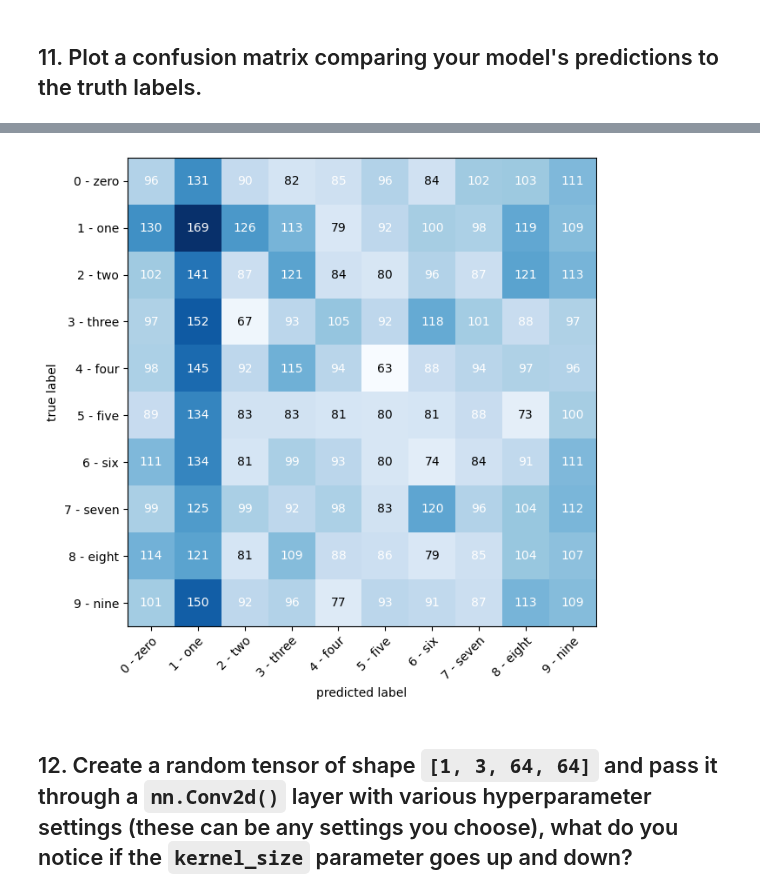
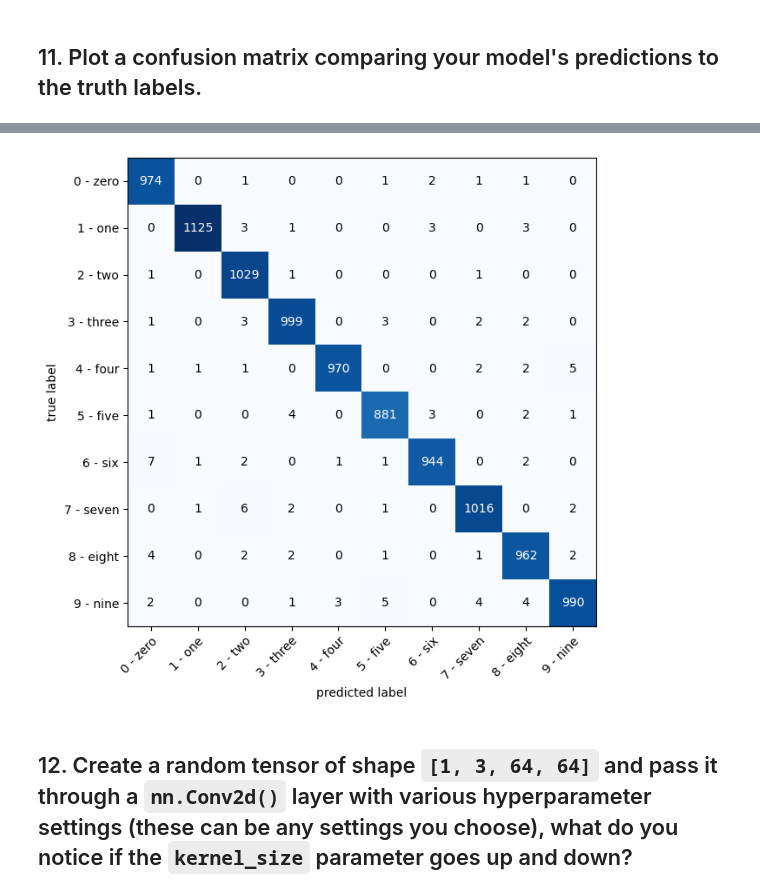
Before and after one commit to diyangraditya/PyTorchLearnings_UDEMY, a Jupyter notebook: Notebooks/03EXERCISE_pytorch_computer_vision.ipynb, the cells around one changed output, grey strips where cells are left out. Cells and saved outputs as stored; diff of their text form; code cells hidden in the pictures.

Commit message:
practice CV module understanding the errors

```diff
--- a/Notebooks/03EXERCISE_pytorch_computer_vision.ipynb
+++ b/Notebooks/03EXERCISE_pytorch_computer_vision.ipynb
@@ -154,7 +155,7 @@ from torch.utils.data import DataLoader
 
 train_loader = DataLoader(dataset=train, batch_size=BATCH_SIZE, shuffle=True)
 
-test_loader = DataLoader(dataset=test, batch_size=BATCH_SIZE, shuffle=True)
+test_loader = DataLoader(dataset=test, batch_size=BATCH_SIZE, shuffle=False)
 # %% [markdown]
 ## 8. Recreate `model_2` used in notebook 03 (the same model from the [CNN Explainer website](https://poloclub.github.io/cnn-explainer/), also known as TinyVGG) capable of fitting on the MNIST dataset.
 # %%
@@ -180,15 +181,14 @@ class MNISTModel(nn.Module):
                       stride=1,
                       padding=1),
             nn.ReLU(),
-            nn.MaxPool2d(kernel_size=2,
-                         stride=2) # default stride value is same as kernel_size
+            nn.MaxPool2d(kernel_size=2) # default stride value is same as kernel_size
         )
         self.block_2 = nn.Sequential(
             nn.Conv2d(hidden_units, hidden_units, 3, padding=1),
             nn.ReLU(),
             nn.Conv2d(hidden_units, hidden_units, 3, padding=1),
             nn.ReLU(),
-            nn.MaxPool2d(2)
+            nn.MaxPool2d(kernel_size=2)
         )
         self.classifier = nn.Sequential(
             nn.Flatten(),
@@ -617,3 +597,38 @@ tensor([3, 1, 8, 2, 7, 5, 3, 1, 3, 6])
+# %%
+# y_preds=[]
+# model.eval()
+# with torch.inference_mode():
+#   for batch, (X, y) in tqdm(enumerate(test_loader)):
+#     # Make sure data on right device
+#     X, y = X.to(device), y.to(device)
+#     # Forward pass
+#     y_pred_logits = model(X)
+#     # Logits -> Pred probs -> Pred label
+#     y_pred_labels = torch.argmax(y_pred_logits, dim=1)
+#     # Append the labels to the preds list
+#     y_preds.append(y_pred_labels)
+#   y_preds=torch.cat(y_preds).cpu()
+# y_pred_tensor[:10]
+
+y_preds = []
+model.eval()
+with torch.inference_mode():
+  for X, y in tqdm(test_loader, desc="Making predictions..."):
+    # Make sure data on right device
+    X, y = X.to(device), y.to(device)
+
+    # 1. Forward pass (logits)
+    y_pred_logits = model(X)
+
+    # 2. Logits -> Pred label (take the argmax of the logits)
+    y_pred_labels = torch.argmax(y_pred_logits, dim=1)
+
+    # Append the labels to the preds list
+    y_preds.append(y_pred_labels.cpu())
+
+y_pred_tensor = torch.cat(y_preds)
+
+# still need to understand this part
 # %%
 test.targets[:10], y_preds[:10]
 # %% [output]
@@ -637,16 +652,16 @@ test.targets[:10], y_preds[:10]
 # %%
 # 2. setup confussion instance and compare predictions to targets
-confmat = ConfusionMatrix(num_classes=len(class_names), task="multiclass")
+confmat = ConfusionMatrix(task="multiclass", num_classes=len(class_names))
 confmat_tensor = confmat(preds=y_pred_tensor, target=test.targets)
 
 # 3. plot the confussion matrix
 fig, ax = plot_confusion_matrix(
     conf_mat=confmat_tensor.numpy(),
     class_names=class_names,
     figsize=(10, 7)
 )
 # %% [output]
-[figure, old version]
+[figure, new version]
 # %% [markdown]
 ## 12. Create a random tensor of shape `[1, 3, 64, 64]` and pass it through a `nn.Conv2d()` layer with various hyperparameter settings (these can be any settings you choose), what do you notice if the `kernel_size` parameter goes up and down?
 # %% [markdown]
```
Also changed, not shown: parts of 7 cells of this notebook.
